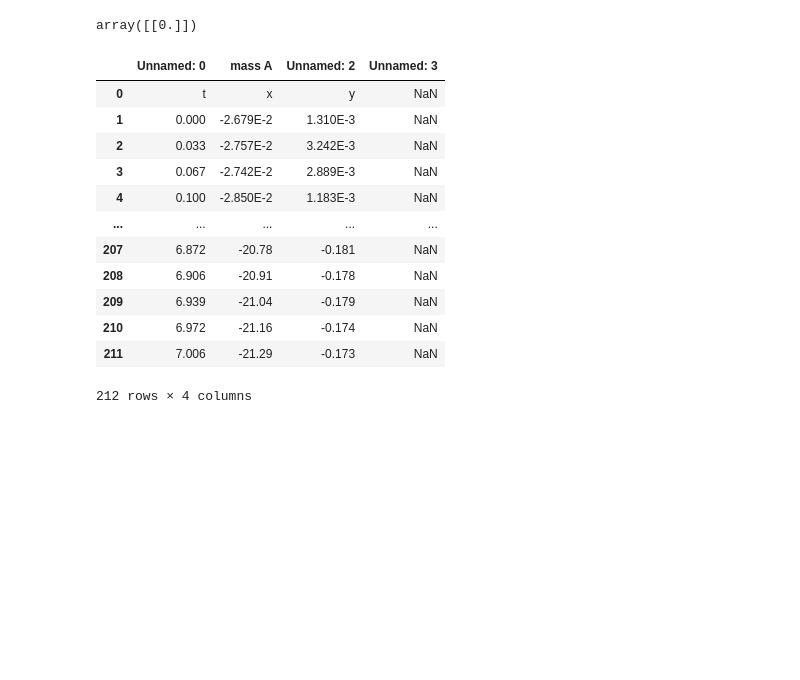
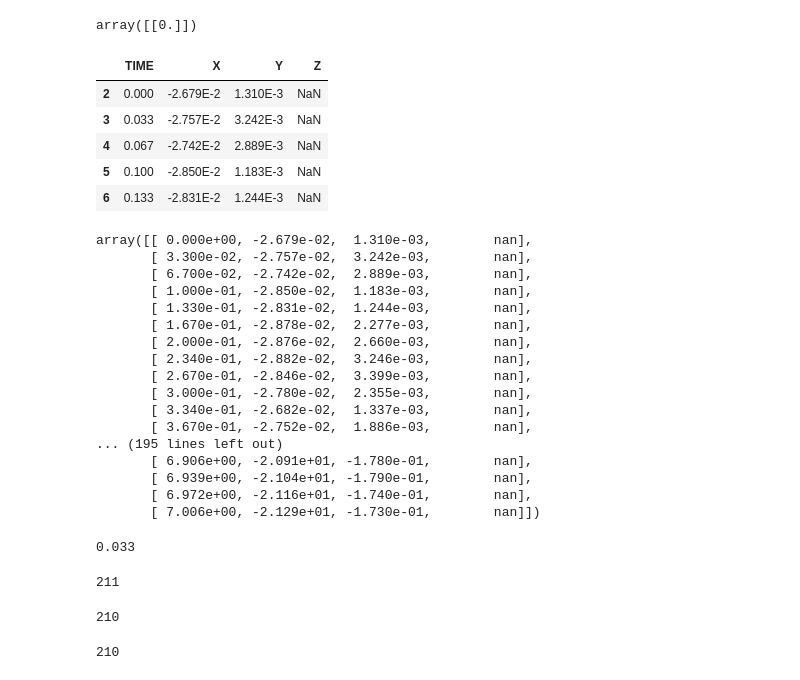
Before and after one commit to nurfnick/analyze-first-order-systems, a Jupyter notebook: Assignment.ipynb, the cells around one changed output. Saved outputs shown, nothing was run; the diff lists cells and outputs as text; code cells hidden in the pictures; blank space fills up the shorter version.

Commit message:
Analyzed my data and fitted a curve

```diff
--- a/Assignment.ipynb
+++ b/Assignment.ipynb
@@ -137,19 +137,14 @@ D
 array([[0.]])
 # %%
 import pandas as pa
-
-pa.read_csv('https://raw.githubusercontent.com/nurfnick/analyze-first-order-systems/main/data.txt')
+colnames=['TIME', 'X', 'Y', 'Z']
+df = pa.read_csv('https://raw.githubusercontent.com/nurfnick/analyze-first-order-systems/main/data.txt', names = colnames)
+df = df.drop([0,1])
+df.head()
 # %% [output]
-|  | Unnamed: 0 | mass A | Unnamed: 2 | Unnamed: 3 |
-| 0 | t | x | y | NaN |
-| 1 | 0.000 | -2.679E-2 | 1.310E-3 | NaN |
-| 2 | 0.033 | -2.757E-2 | 3.242E-3 | NaN |
-| 3 | 0.067 | -2.742E-2 | 2.889E-3 | NaN |
-| 4 | 0.100 | -2.850E-2 | 1.183E-3 | NaN |
-| ... | ... | ... | ... | ... |
-| 207 | 6.872 | -20.78 | -0.181 | NaN |
-| 208 | 6.906 | -20.91 | -0.178 | NaN |
-| 209 | 6.939 | -21.04 | -0.179 | NaN |
-| 210 | 6.972 | -21.16 | -0.174 | NaN |
-| 211 | 7.006 | -21.29 | -0.173 | NaN |
+|  | TIME | X | Y | Z |
+| 2 | 0.000 | -2.679E-2 | 1.310E-3 | NaN |
+| 3 | 0.033 | -2.757E-2 | 3.242E-3 | NaN |
+| 4 | 0.067 | -2.742E-2 | 2.889E-3 | NaN |
+| 5 | 0.100 | -2.850E-2 | 1.183E-3 | NaN |
+| 6 | 0.133 | -2.831E-2 | 1.244E-3 | NaN |
-212 rows × 4 columns
@@ -155,0 +155,43 @@ pa.read_csv('https://raw.githubusercontent.com/nurfnick/analyze-first-order-syst
+# %%
+import numpy as np
+
+
+x = np.array(df)
+x
+# %% [output]
+array([[ 0.000e+00, -2.679e-02,  1.310e-03,        nan],
+       [ 3.300e-02, -2.757e-02,  3.242e-03,        nan],
+       [ 6.700e-02, -2.742e-02,  2.889e-03,        nan],
+       [ 1.000e-01, -2.850e-02,  1.183e-03,        nan],
+       [ 1.330e-01, -2.831e-02,  1.244e-03,        nan],
+       [ 1.670e-01, -2.878e-02,  2.277e-03,        nan],
+       [ 2.000e-01, -2.876e-02,  2.660e-03,        nan],
+       [ 2.340e-01, -2.882e-02,  3.246e-03,        nan],
+       [ 2.670e-01, -2.846e-02,  3.399e-03,        nan],
+       [ 3.000e-01, -2.780e-02,  2.355e-03,        nan],
+       [ 3.340e-01, -2.682e-02,  1.337e-03,        nan],
+       [ 3.670e-01, -2.752e-02,  1.886e-03,        nan],
+... (195 lines left out)
+       [ 6.906e+00, -2.091e+01, -1.780e-01,        nan],
+       [ 6.939e+00, -2.104e+01, -1.790e-01,        nan],
+       [ 6.972e+00, -2.116e+01, -1.740e-01,        nan],
+       [ 7.006e+00, -2.129e+01, -1.730e-01,        nan]])
+# %%
+dt = x[1,0] - x[0,0]
+dt
+# %% [output]
+0.033
+# %%
+L = len(x)
+L
+# %% [output]
+211
+# %%
+velocity = -1*(x[1:L,1]-x[0:L-1,1])/dt
+len(velocity)
+# %% [output]
+210
+# %%
+len(x[1:,0])
+# %% [output]
+210
```
Also changed, not shown: parts of 6 cells of this notebook.
